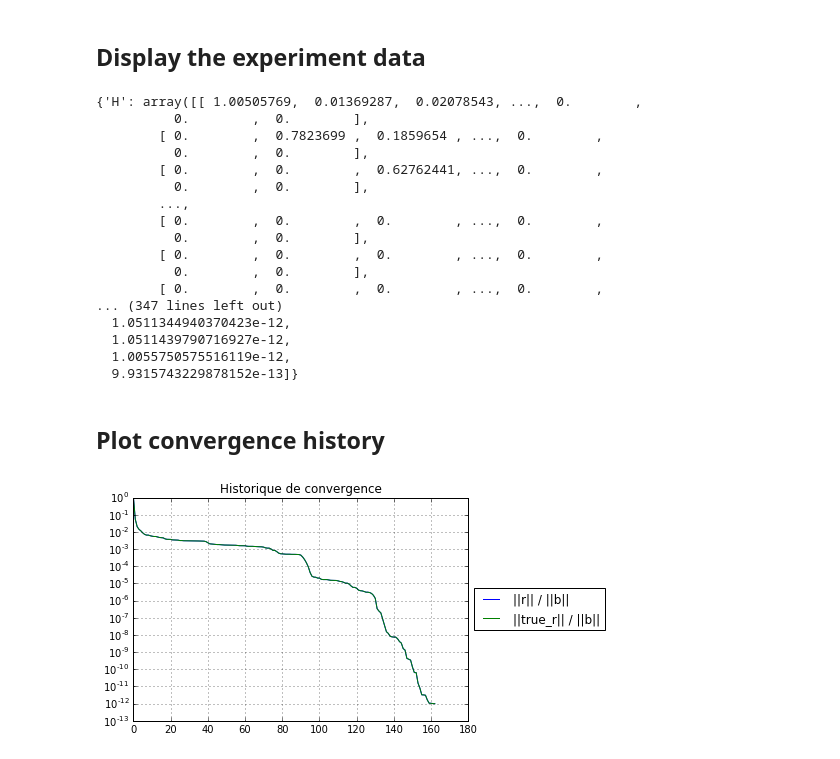
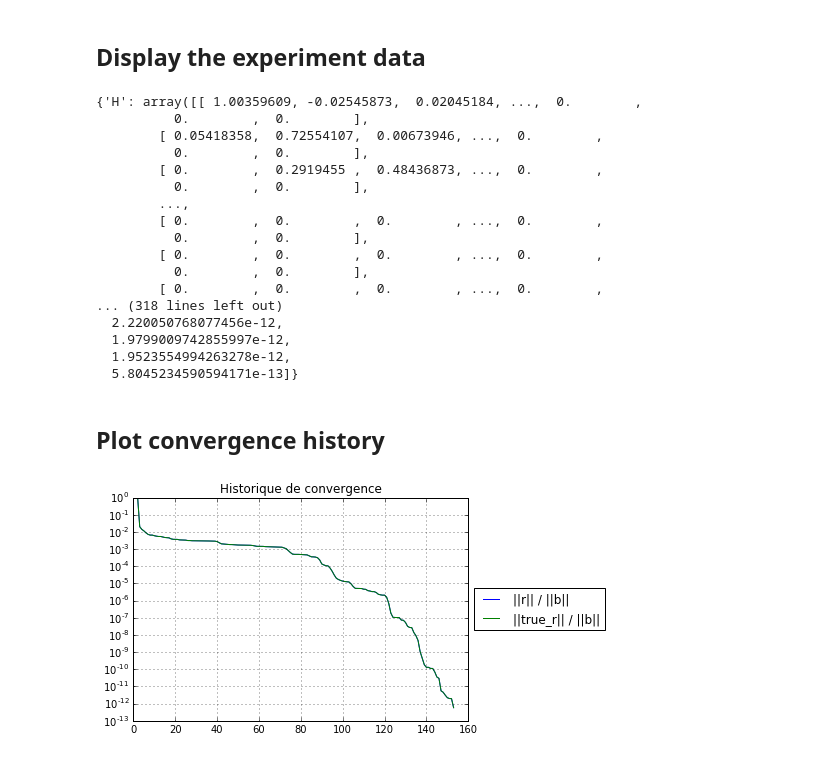
Before and after one commit to alemoreau/Resilience, a Jupyter notebook: Demo.ipynb, the cells around one changed output. Saved outputs shown, nothing was run; the diff lists cells and outputs as text; code cells hidden in the pictures.

```diff
--- a/Demo.ipynb
+++ b/Demo.ipynb
@@ -90,12 +90,22 @@ algorithm_parameters["tol"] = 1.e-12
 algorithm_parameters["iterMax"] = n
 algorithm_parameters["orthMethod"] = gmres.modified_gramschmidt
 algorithm_parameters["dtype"] = 'd'
-algorithm_parameters["vulnerable"] = True
+algorithm_parameters["vulnerable"] = False
+algorithm_parameters["save_data"] = {"iteration_count",
+                                     "residual",
+                                     "residuals",
+                                     "true_residual",
+                                     "true_residuals",
+                                     #"orthogonality",
+                                     #"arnoldi",
+                                     "faults",
+                                     "H",
+                                     "V"}
 # %% [markdown]
 #### Implementation (gmres)
 # %%
-def implementation(self, input, algorithm_parameters, experiment_parameters, save_data=True, display=False):
-    gmres.implementation(self, input, algorithm_parameters, experiment_parameters, save_data, display)
+def implementation(self, input, algorithm_parameters, experiment_parameters):
+    gmres.pipelined_p1(self, input, algorithm_parameters, experiment_parameters)
 # %%
 gmres_algorithm = Algorithm(algorithm_parameters, implementation)
 # %% [markdown]
@@ -130,7 +140,7 @@ E.set_inputs(inputs)
 # %% [markdown]
 ### Run the experiment
 # %%
-E.run(show_progress=True, n=10)
+E.run(show_progress=True, n=1)
 # %% [output]
 Complete !
 # %% [markdown]
@@ -160,11 +170,11 @@ E.get_results()[0]
 # %%
 E.get_data()[0]
 # %% [output]
-{'H': array([[ 1.00505769,  0.01369287,  0.02078543, ...,  0.        ,
+{'H': array([[ 1.00359609, -0.02545873,  0.02045184, ...,  0.        ,
           0.        ,  0.        ],
-        [ 0.        ,  0.7823699 ,  0.1859654 , ...,  0.        ,
+        [ 0.05418358,  0.72554107,  0.00673946, ...,  0.        ,
           0.        ,  0.        ],
-        [ 0.        ,  0.        ,  0.62762441, ...,  0.        ,
+        [ 0.        ,  0.2919455 ,  0.48436873, ...,  0.        ,
           0.        ,  0.        ],
         ...,
         [ 0.        ,  0.        ,  0.        , ...,  0.        ,
@@ -172,11 +182,11 @@ E.get_data()[0]
         [ 0.        ,  0.        ,  0.        , ...,  0.        ,
           0.        ,  0.        ],
         [ 0.        ,  0.        ,  0.        , ...,  0.        ,
-... (347 lines left out)
-  1.0511344940370423e-12,
-  1.0511439790716927e-12,
-  1.0055750575516119e-12,
-  9.9315743229878152e-13]}
+... (318 lines left out)
+  2.220050768077456e-12,
+  1.9799009742855997e-12,
+  1.9523554994263278e-12,
+  5.8045234590594171e-13]}
 # %% [markdown]
 ## Plot convergence history
 # %%
@@ -193,14 +203,14 @@ def plot_2D(X, Y, title = '', grid = True, label = "", log=False, linestyle = No
     if grid:
         plt.grid(True)
 # %%
-X = np.arange(0, E.get_data('iteration_count')[0]+1)
+X = np.arange(2, E.get_data('iteration_count')[0]+1)
 Y = E.get_data('residuals')[0]
 Z = E.get_data('true_residuals')[0]
 
 plot_2D(X, Y, log=True, title='Historique de convergence', label = "||r|| / ||b||")
 plot_2D(X, Z, log=True, title='Historique de convergence', label = "||true_r|| / ||b||")
 # %% [output]
-[figure, old version]
+[figure, new version]
 # %%
 E.get_data('faults')
 # %% [output]
```
Also changed, not shown: parts of 2 cells of this notebook, 7 other files.
